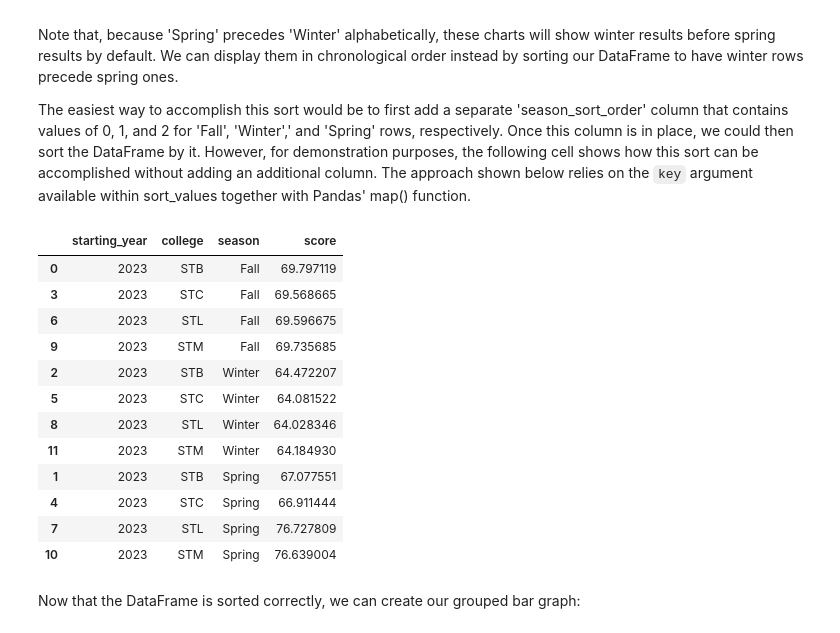
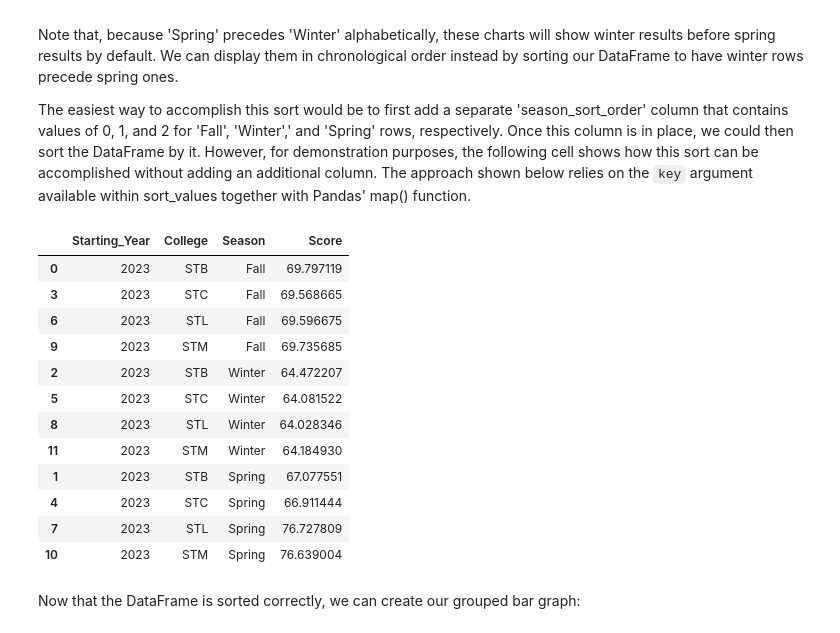
Before and after one commit to kburchfiel/pfn_2, a Jupyter notebook: Graphing/graphing.ipynb, the cells around one changed output. Cells and saved outputs as stored; diff of their text form; code cells hidden in the pictures.

```diff
--- a/Graphing/graphing.ipynb
+++ b/Graphing/graphing.ipynb
@@ -34,5 +42,10 @@ In order to create bar graphs of NVCU survey data, we can import the pivot table
 # %%
 df_survey_results_by_college_long = pd.read_csv(
     '../Descriptive_Stats/survey_results_by_college_long.csv')
+# Capitalizing all column names will allow our charts' x and y axis labels
+# to appear capitalized by default.
+df_survey_results_by_college_long.columns = [
+    column.title() for column in
+    df_survey_results_by_college_long.columns]
 df_survey_results_by_college_long.head()
 # %% [output]
@@ -145,12 +173,12 @@ Note that, because 'Spring' precedes 'Winter' alphabetically, these charts will
 The easiest way to accomplish this sort would be to first add a separate 'season_sort_order' column that contains values of 0, 1, and 2 for 'Fall', 'Winter',' and 'Spring' rows, respectively. Once this column is in place, we could then sort the DataFrame by it. However, for demonstration purposes, the following cell shows how this sort can be accomplished without adding an additional column. The approach shown below relies on the `key` argument available within sort_values together with Pandas' map() function.
 # %%
 df_survey_results_by_college_long.sort_values(
-    'season', key = lambda col: col.map(
+    'Season', key = lambda col: col.map(
         {'Fall':0,'Winter':1,'Spring':2}), inplace = True)
 # See https://pandas.pydata.org/pandas-docs/stable/reference/api/pandas.DataFrame.sort_values.html
 df_survey_results_by_college_long
 # %% [output]
-|  | starting_year | college | season | score |
+|  | Starting_Year | College | Season | Score |
 | 0 | 2023 | STB | Fall | 69.797119 |
 | 3 | 2023 | STC | Fall | 69.568665 |
 | 6 | 2023 | STL | Fall | 69.596675 |
```
Also changed, not shown: parts of 36 cells of this notebook, 12 other files.
